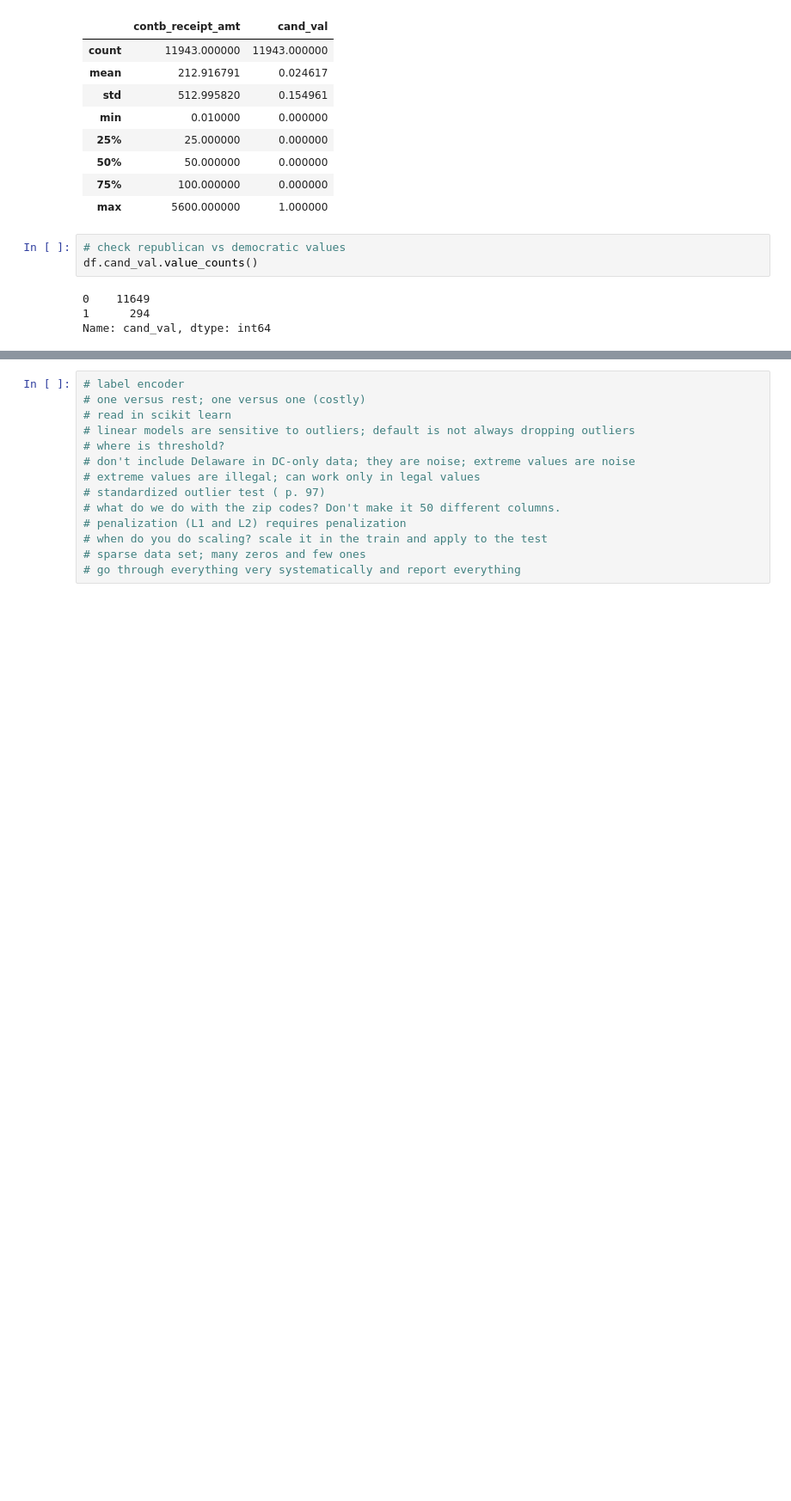
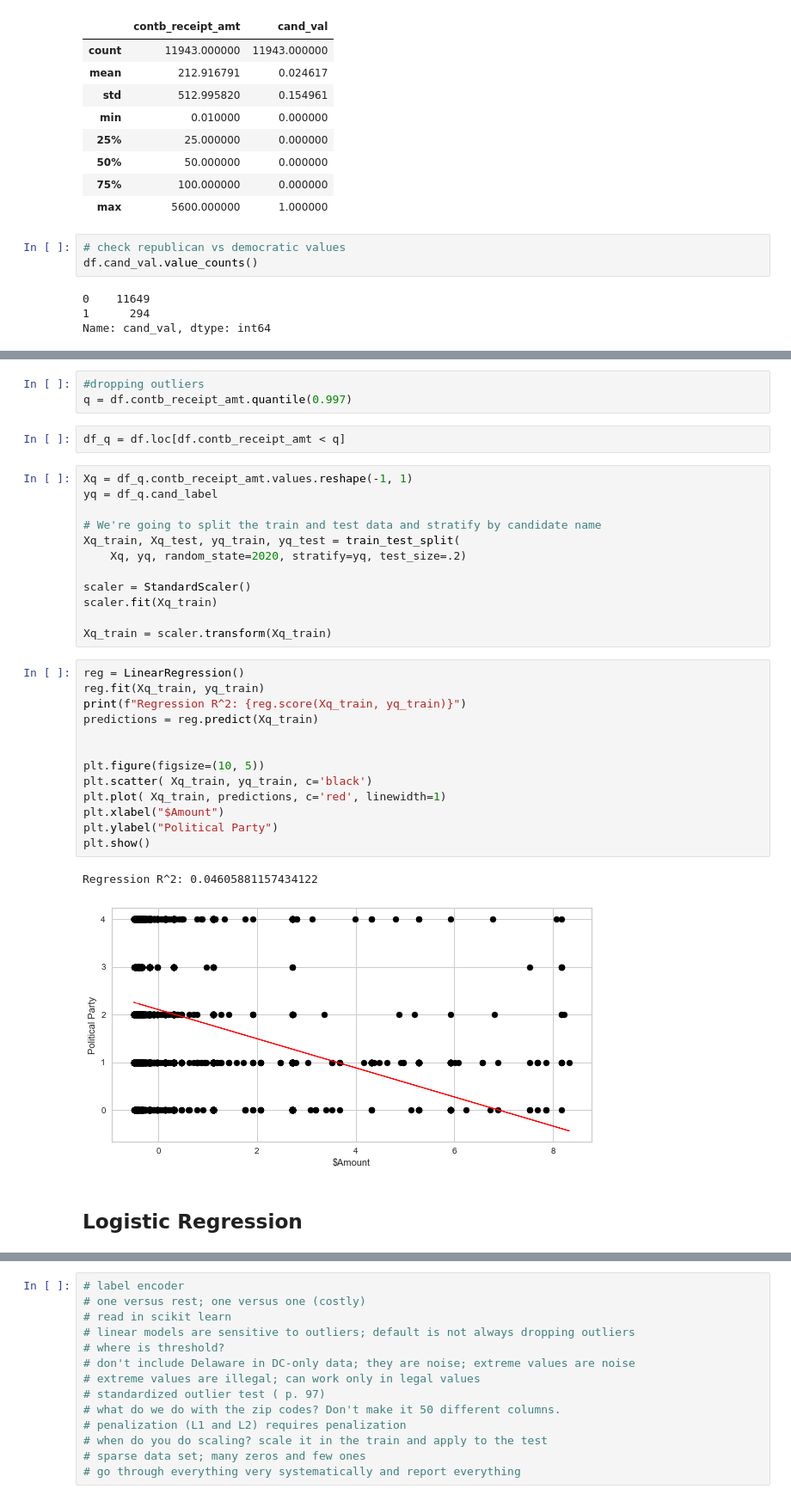
Before and after one commit to ali0003433/predict-recipient-presidential-contributions, a Jupyter notebook: 2. split-by-party.ipynb, the cells around one changed output, grey strips where cells are left out. Shown: that part at 86% size. Drawn from its saved outputs; the diff is of its cells as text; blank space fills up the shorter version.

```diff
--- a/2. split-by-party.ipynb
+++ b/2. split-by-party.ipynb
@@ -149,2 +211,37 @@ X = np.array(X).reshape(-1,1)
+# %%
+#dropping outliers
+q = df.contb_receipt_amt.quantile(0.997)
+# %%
+df_q = df.loc[df.contb_receipt_amt < q]
+# %%
+Xq = df_q.contb_receipt_amt.values.reshape(-1, 1)
+yq = df_q.cand_label
+
+# We're going to split the train and test data and stratify by candidate name
+Xq_train, Xq_test, yq_train, yq_test = train_test_split(
+    Xq, yq, random_state=2020, stratify=yq, test_size=.2)
+
+scaler = StandardScaler()
+scaler.fit(Xq_train)
+
+Xq_train = scaler.transform(Xq_train)
+# %%
+reg = LinearRegression()
+reg.fit(Xq_train, yq_train)
+print(f"Regression R^2: {reg.score(Xq_train, yq_train)}")
+predictions = reg.predict(Xq_train)
+
+
+plt.figure(figsize=(10, 5))
+plt.scatter( Xq_train, yq_train, c='black')
+plt.plot( Xq_train, predictions, c='red', linewidth=1)
+plt.xlabel("$Amount")
+plt.ylabel("Political Party")
+plt.show()
+# %% [output]
+Regression R^2: 0.04605881157434122
+[figure, added]
+# %% [markdown]
+## Logistic Regression
 # %%
 # preliminary logistic regression
```
Also changed, not shown: parts of 30 cells of this notebook.
